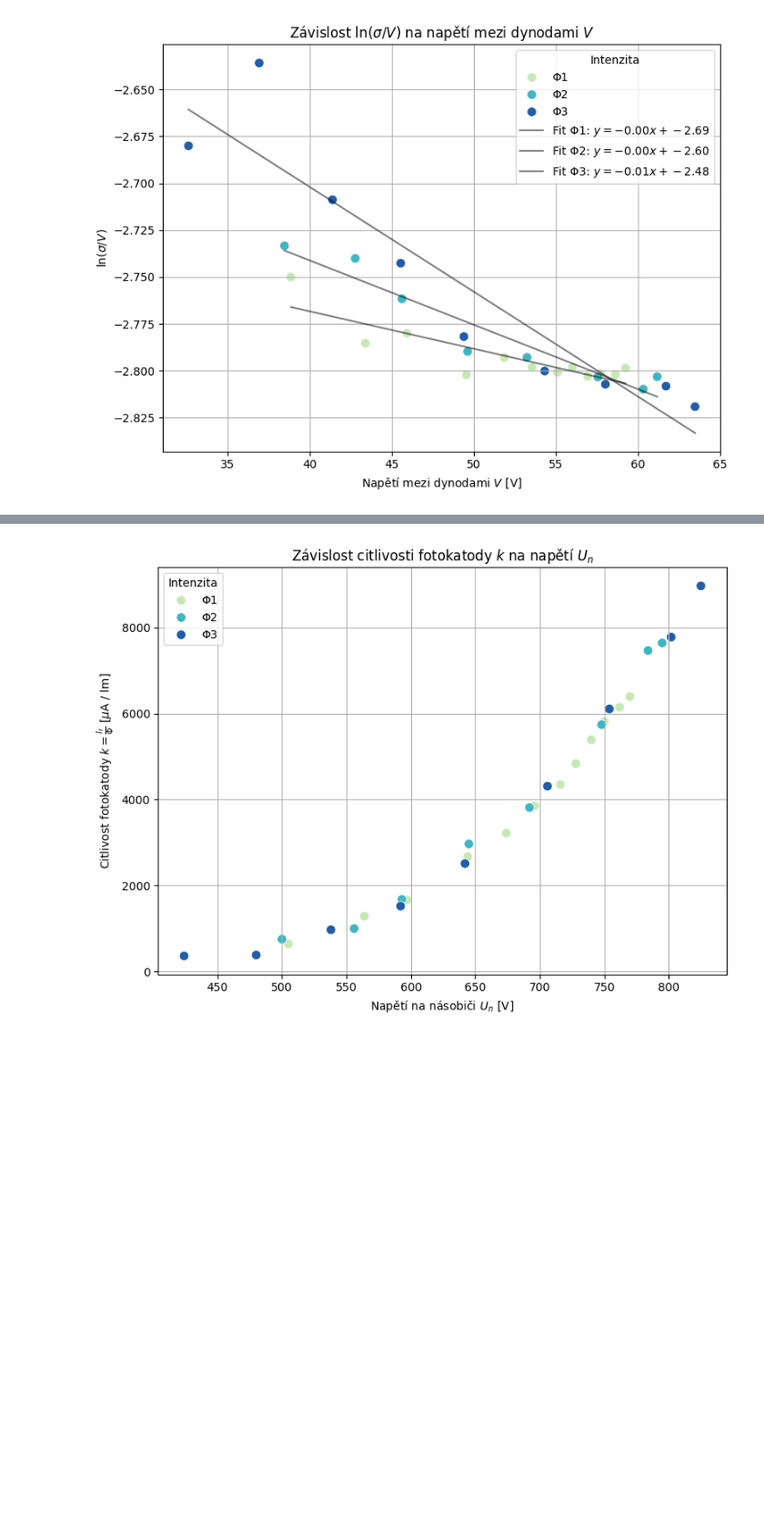
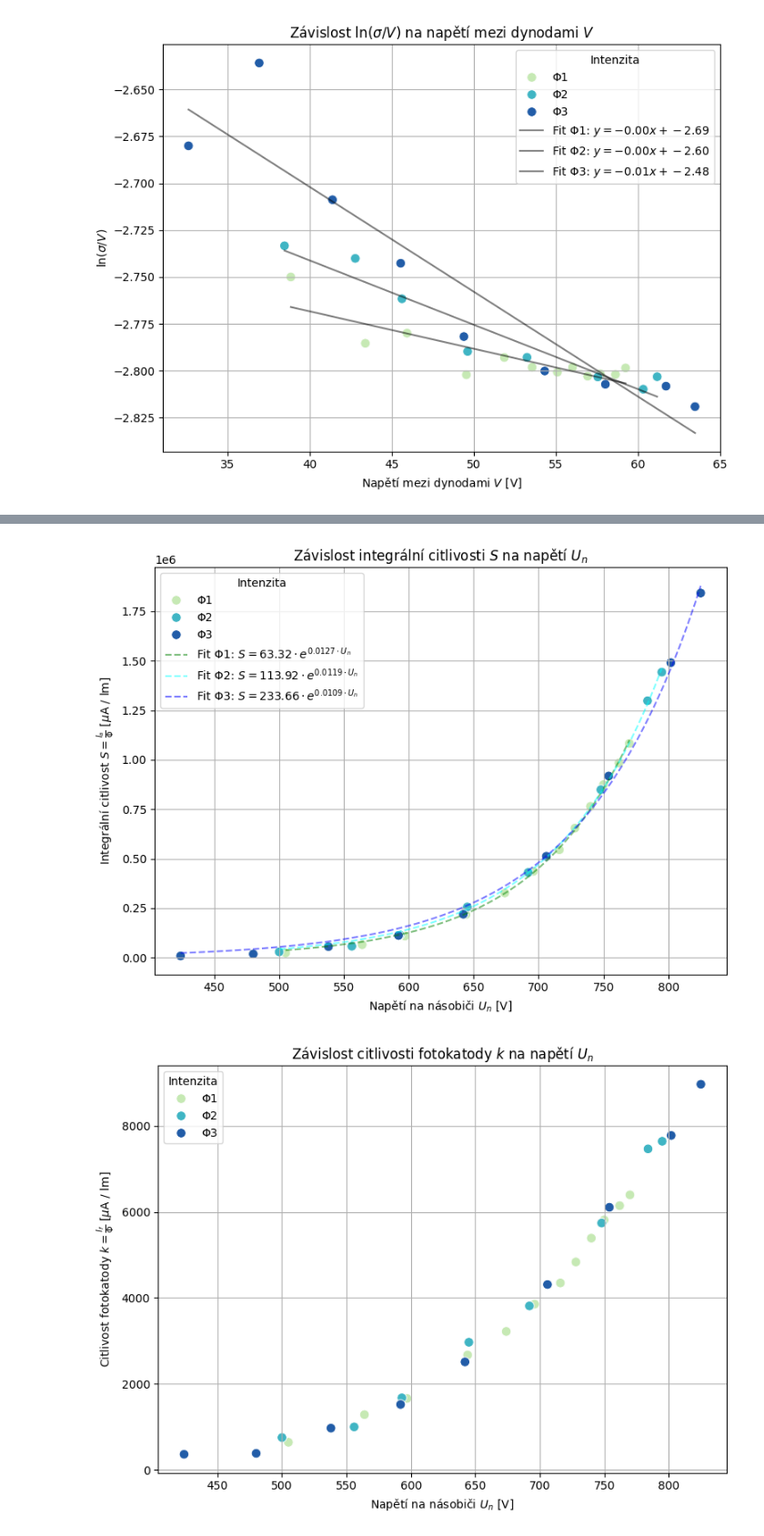
Before and after one commit to 4lrk2/Fyzikalni-praktikum, a Jupyter notebook: 9 - Fotonasobic/9-driver.ipynb, the cells around one changed output, grey strips where cells are left out. Shown: that part at 91% size. Saved outputs shown, nothing was run; the diff lists cells and outputs as text; code cells hidden in the pictures; blank space fills up the shorter version.

```diff
--- a/9 - Fotonasobic/9-driver.ipynb
+++ b/9 - Fotonasobic/9-driver.ipynb
@@ -379,3 +398,36 @@ Zesílení k: -0.00
+# %%
+
+# Vykreslení S = f(Un)
+plt.figure(figsize=(8, 6))
+sns.scatterplot(data=df_all, x="un", y="s", hue="intensity", s=70, palette="YlGnBu")
+# Perform the curve fitting
+
+for intensity_level in df_all["intensity"].unique():
+    mask = df_all["intensity"] == intensity_level
+    x_i = df_all.loc[mask, "un"]
+    y_i = df_all.loc[mask, "s"]
+    popt, pcov = curve_fit(exponential_fit, x_i, y_i, p0=(1, 0.02))
+    m0, a = popt
+    un_fit = np.linspace(x_i.min(), x_i.max(), 100)
+    m_fit = exponential_fit(un_fit, m0, a)
+    if intensity_level == "Φ1":
+        clr = "green"
+    elif intensity_level == "Φ2":
+        clr = "cyan"
+    elif intensity_level == "Φ3":
+        clr = "blue"
+    plt.plot(un_fit, m_fit, label=fr"Fit {intensity_level}: $S = {m0:.2f} \cdot e^{{{a:.4f} \cdot U_n}}$", linestyle="--", color=clr, alpha=0.5)
+
+
+plt.title(r"Závislost integrální citlivosti $S$ na napětí $U_n$")
+plt.xlabel(r"Napětí na násobiči $U_n$ [V]")
+plt.ylabel(r"Integrální citlivost $S = \frac{I_a}{\Phi}$ [$\mu$A / lm]")
+plt.grid(True)
+plt.legend(title="Intenzita")
+plt.tight_layout()
+plt.show()
+# %% [output]
+[figure, added]
 # %%
 #integralni citlivost fotokatody k = If / Φ
 # Vykreslení k = f(Un)
```
Also changed, not shown: parts of 1 cell of this notebook, 18 other files.
